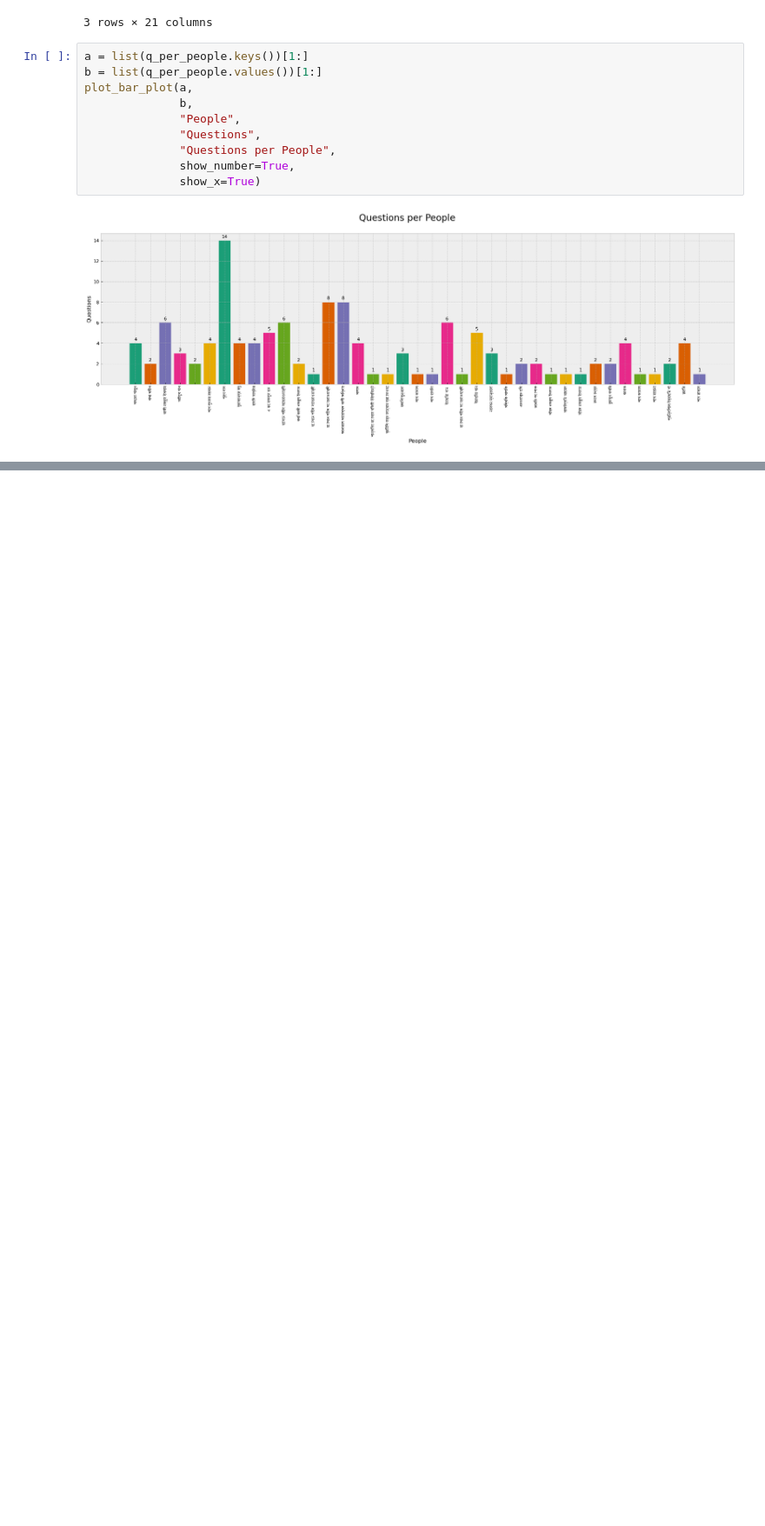
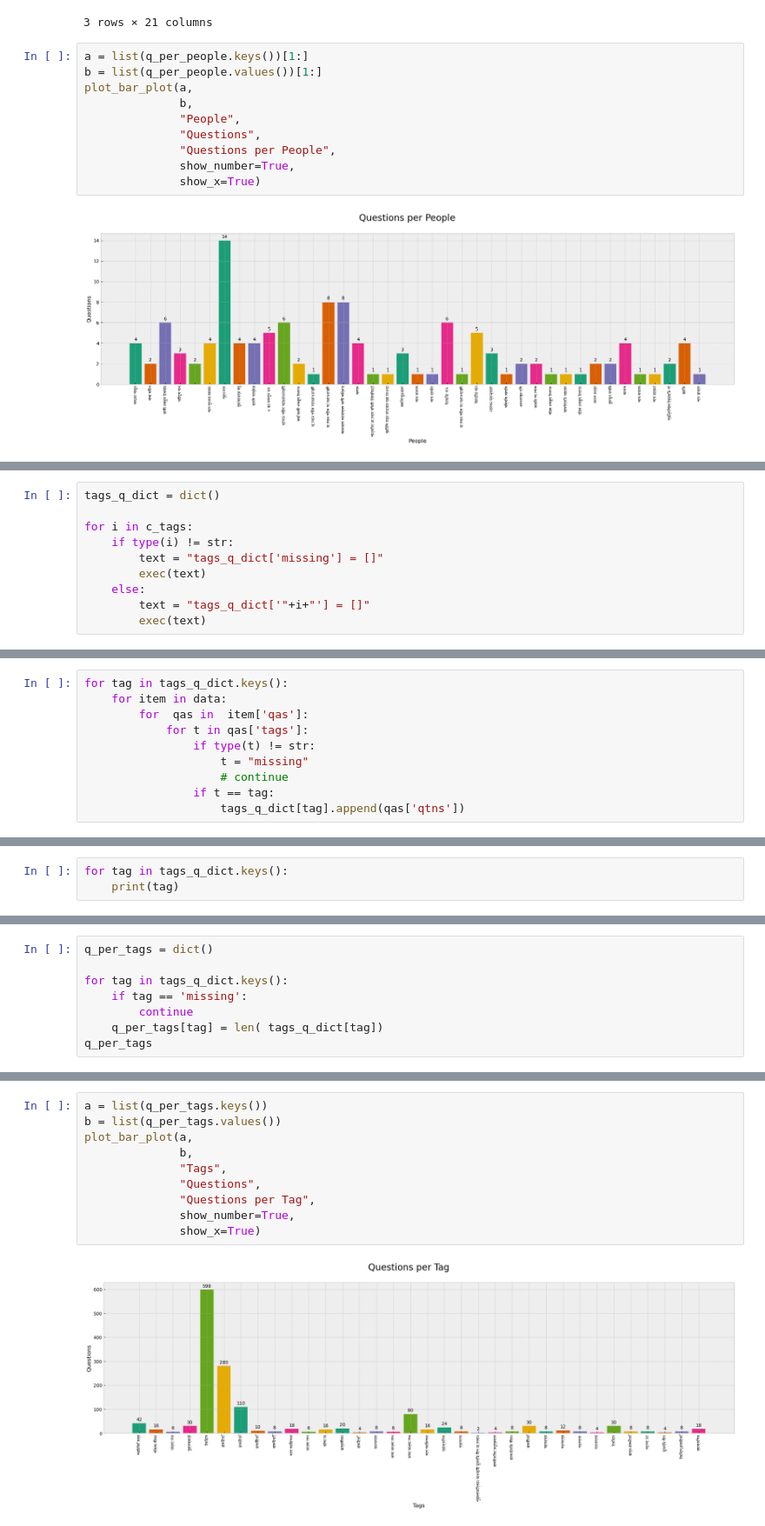
Before and after one commit to afschowdhury/m_jiggasa_test, a Jupyter notebook: schema experiments/eda_final.ipynb, the cells around one changed output, grey strips where cells are left out. Shown at 87% size. Drawn from its saved outputs; the diff is of its cells as text; blank space fills up the shorter version.

```diff
--- a/schema experiments/eda_final.ipynb
+++ b/schema experiments/eda_final.ipynb
@@ -517,0 +787,10 @@ plot_bar_plot(a,
+# %%
+tags_q_dict = dict()
+
+for i in c_tags:
+    if type(i) != str:
+        text = "tags_q_dict['missing'] = []"
+        exec(text)
+    else:
+        text = "tags_q_dict['"+i+"'] = []"
+        exec(text)
@@ -517,0 +817,10 @@ plot_bar_plot(a,
+# %%
+for tag in tags_q_dict.keys():
+    for item in data:
+        for  qas in  item['qas']:
+            for t in qas['tags']:
+                if type(t) != str:
+                    t = "missing"
+                    # continue
+                if t == tag:
+                    tags_q_dict[tag].append(qas['qtns'])
@@ -517,0 +847,3 @@ plot_bar_plot(a,
+# %%
+for tag in tags_q_dict.keys():
+    print(tag)
@@ -517,0 +868,8 @@ plot_bar_plot(a,
+# %%
+q_per_tags = dict()
+
+for tag in tags_q_dict.keys():
+    if tag == 'missing':
+        continue
+    q_per_tags[tag] = len( tags_q_dict[tag])
+q_per_tags
@@ -517,0 +894,12 @@ plot_bar_plot(a,
+# %%
+a = list(q_per_tags.keys())
+b = list(q_per_tags.values())
+plot_bar_plot(a,
+              b,
+              "Tags",
+              "Questions",
+              "Questions per Tag",
+              show_number=True,
+              show_x=True)
+# %% [output]
+[figure, added]
```
Also changed, not shown: parts of 30 cells of this notebook, 3 other files.
